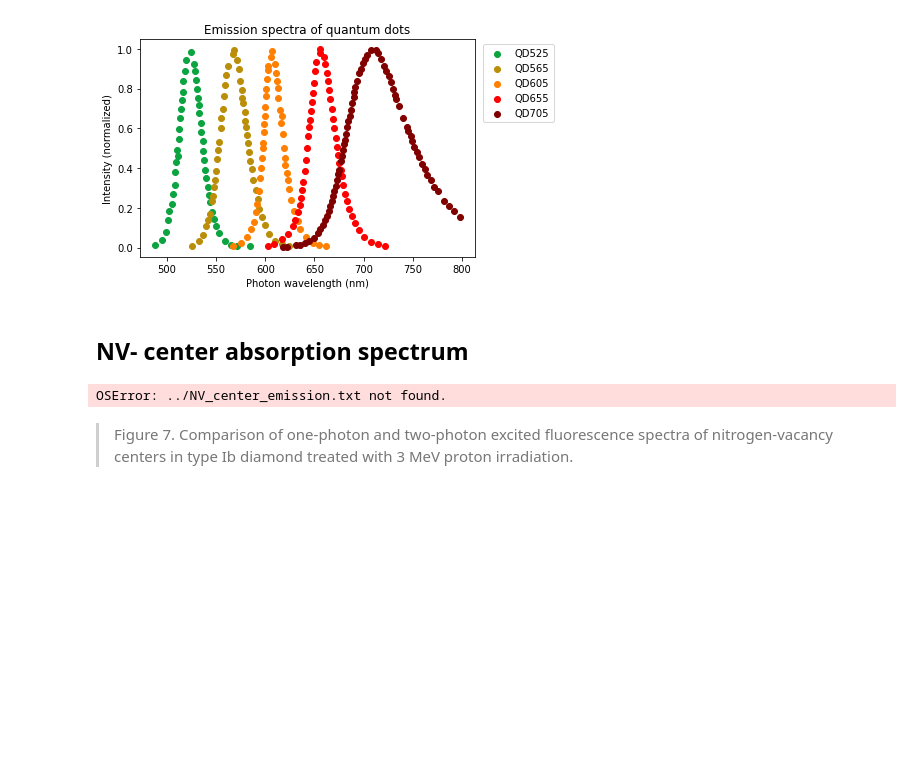
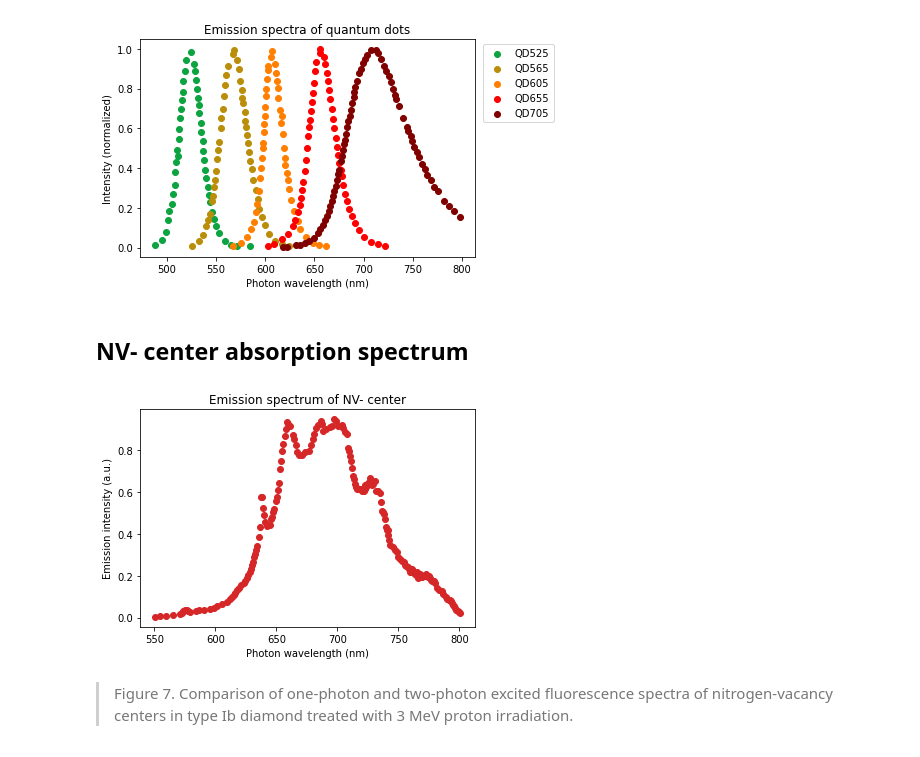
Before and after one commit to nbeaver/ws2-diamond-fret-calculation, a Jupyter notebook: quantum_dots/quantum_dots_NV-_center_FRET_estimation.ipynb, the cells around one changed output. Cells and saved outputs as stored; diff of their text form; code cells hidden in the pictures; blank space fills up the shorter version.

```diff
--- a/quantum_dots/quantum_dots_NV-_center_FRET_estimation.ipynb
+++ b/quantum_dots/quantum_dots_NV-_center_FRET_estimation.ipynb
@@ -35,14 +35,14 @@ plt.legend(loc="upper right", bbox_to_anchor=(1.25,1));
 # %% [markdown]
 ## NV- center absorption spectrum
 # %%
-nv_center_emission_nm, nv_center_emission_intensity, _, _, _, _ = np.loadtxt("../NV_center_emission.txt", unpack=True)
+nv_center_emission_nm, nv_center_emission_intensity, _, _, _, _ = np.loadtxt("../ws2_diamond_fret/NV_center_emission.txt", unpack=True)
 plt.clf()
 plt.scatter(nv_center_emission_nm, nv_center_emission_intensity,color="tab:red")
 plt.title("Emission spectrum of NV- center")
 plt.xlabel("Photon wavelength (nm)")
 plt.ylabel("Emission intensity (a.u.)");
 # %% [output]
-OSError: ../NV_center_emission.txt not found.
+[figure, added]
 # %% [markdown]
 > Figure 7. Comparison of one-photon and two-photon excited fluorescence spectra of nitrogen-vacancy centers in type Ib diamond treated with 3 MeV proton irradiation.
 # %% [markdown]
```
Also changed, not shown: parts of 15 cells of this notebook, 2 other files.
